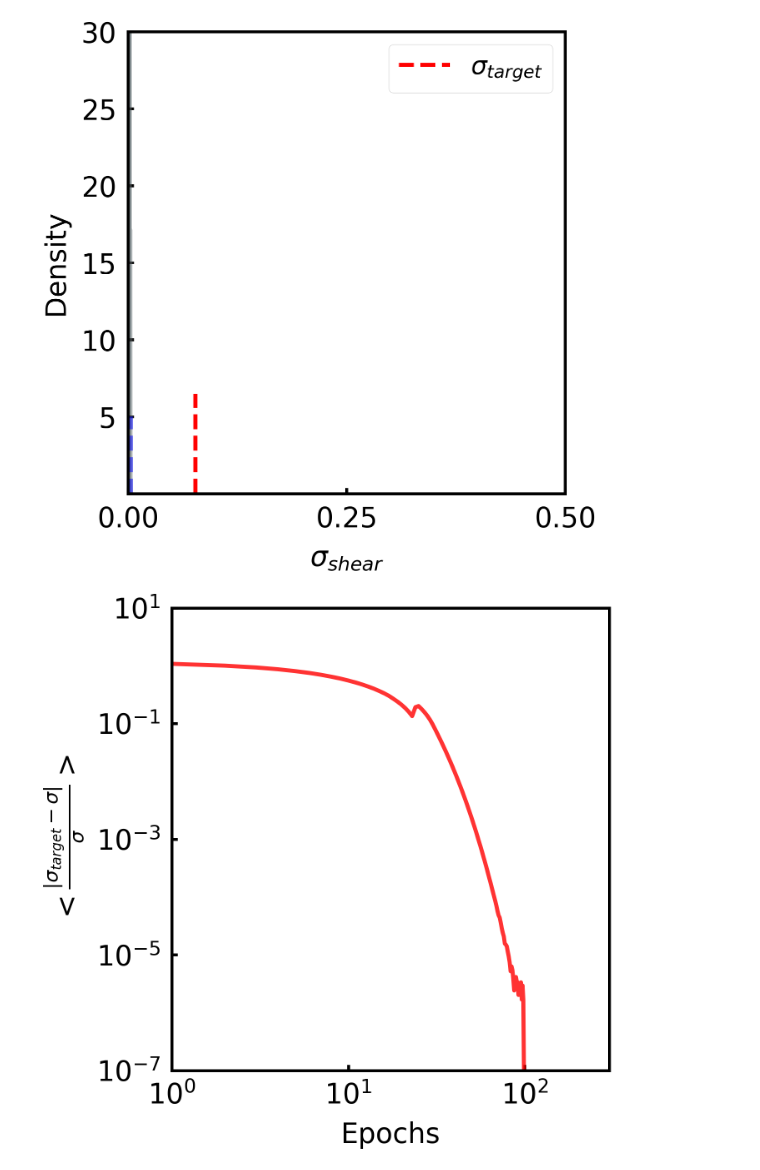
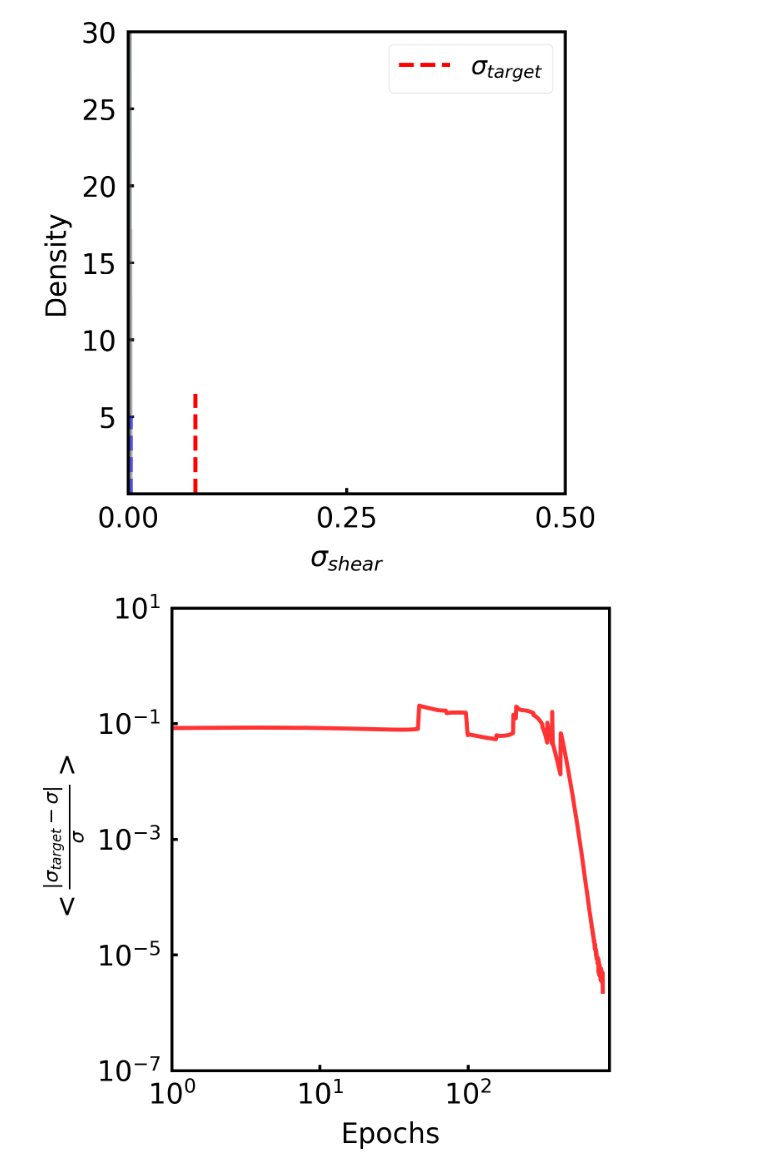
Before and after one commit to ZhangTao-SJTU/tvm, a Jupyter notebook: plot.ipynb, the cells around one changed output. Cells and saved outputs as stored; diff of their text form; code cells hidden in the pictures.

```diff
--- a/plot.ipynb
+++ b/plot.ipynb
@@ -379,7 +389,7 @@ import pandas as pd
 import os
 import matplotlib.pyplot as plt
 
-dir = "test_increase/"
+dir = "test_2_cells/"
 os.makedirs(dir+"graphs/", exist_ok=True)
 write_average_error(dir)
 
@@ -389,7 +399,7 @@ plotter = manuscriptPlots.plot()
 # plotter.height=0.7
 
 plotter.set_ylim(1e-7,10)
-plotter.set_xlim(1,300)
+plotter.set_xlim(1,900)
 plotter.set_xlabel("Epochs")
 plotter.set_ylabel(r"$<\frac{|\sigma_{target}-\sigma|}{\sigma}>$")
 # plotter.set_ylabel(r"$<\sum_{cells}{|s_{0,cell}^{(A)}-s_{0,cell}^{(B)}|}>$")
@@ -413,34 +423,34 @@ plotter.save_fig("{}graphs/error.jpg".format(dir))
 # # plotter.ax2.set_xlim(0.5,1)
 # plotter.ax2.plot(epochs, overlaps, color="blue",alpha =0.6, label = "Overlap")
 # plotter.ax2.set_ylabel( r"$Q$")
 # plotter.ax.legend(loc = "upper right")
 # plotter.ax2.legend(loc = "upper right")
 
 # plotter.save_fig(dir+"graphs/error.jpg")
 
 # df = pd.read_csv("../tvm-fire/sp_5_cell_increase/costs.csv")
 # costs = df["mean"].to_numpy()
 # err = df["sem"].to_numpy()
 # plotter.plot_xy_errorbar([i for i in range(len(costs))],costs, err, label = r"$\sigma_{trained}>\sigma_{initial}$", color= "blue",alpha = 0.8)
 
 # df = pd.read_csv("../tvm-fire/mp_2_cells/patternA_costs.csv")
 # costs = df["mean"].to_numpy()
 # err = df["sem"].to_numpy()
 # plotter.plot_xy_errorbar([i for i in range(len(costs))],costs, err, label = "Pattern A", color= "red",alpha = 0.6)
 
 # df = pd.read_csv("../tvm-fire/mp_2_cells/patternB_costs.csv")
 # costs = df["mean"].to_numpy()
 # err = df["sem"].to_numpy()
 # plotter.plot_xy_errorbar([i for i in range(len(costs))],costs, err, label = "Pattern B", color= "blue",alpha = 0.6)
 
 # df = pd.read_csv("../tvm-fire/mp_2_cells/distances.csv")
 # costs = df["mean"].to_numpy()
 # err = df["sem"].to_numpy()
 # plotter.plot_xy_errorbar([i for i in range(len(costs))],costs, err, label = "_Pattern A", color= "black",alpha = 0.6)
 
 # plotter.save_fig("/Users/shabeebameen/Projects/tvm-fire/mp_2_cells_distances.jpg")
 # %% [output]
-[figure, old version]
+[figure, new version]
 # %%
 from toolbox import manuscriptPlots
 from scripts.data_processing import write_average_error
```
Also changed, not shown: parts of 3 cells of this notebook, 6 other files.
